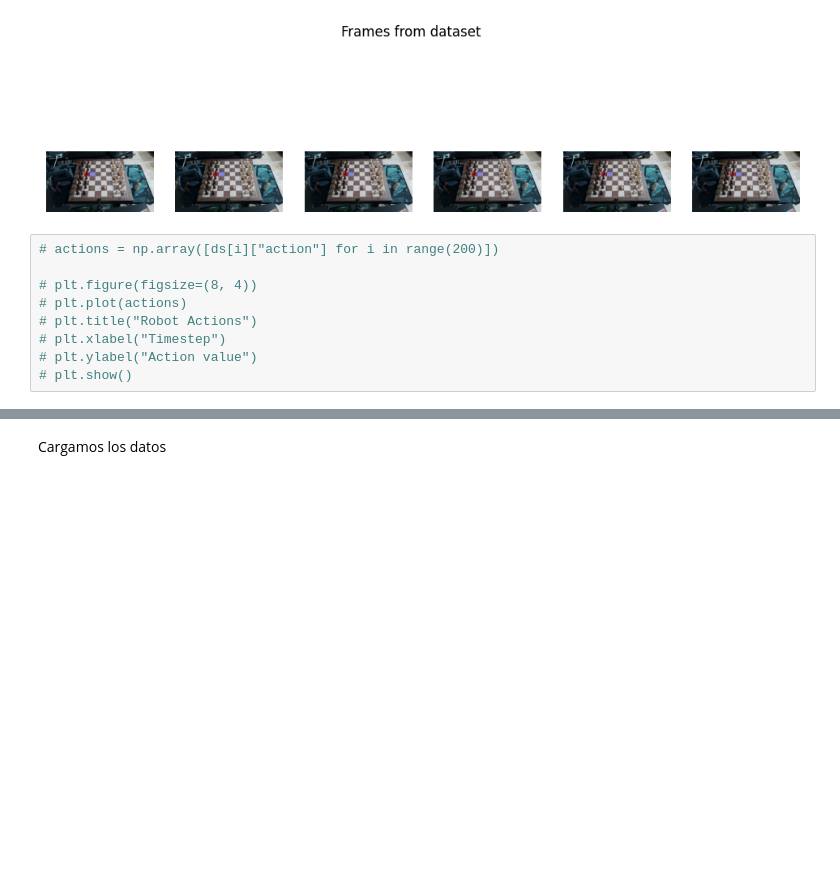
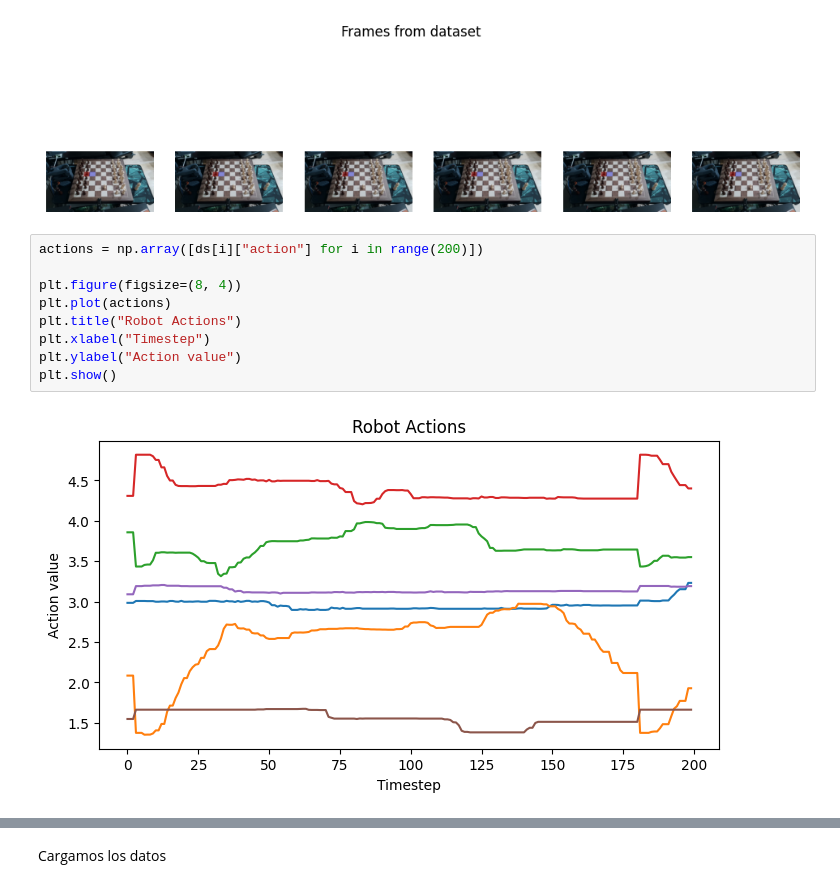
Before and after one commit to contepablod/ML-AI_Bourbaki, a Jupyter notebook: Semana1/VLA.ipynb, the cells around one changed output, grey strips where cells are left out. Drawn from its saved outputs; the diff is of its cells as text; blank space fills up the shorter version.

```diff
--- a/Semana1/VLA.ipynb
+++ b/Semana1/VLA.ipynb
@@ -410,14 +409,16 @@ plt.show()
 # %% [output]
 [figure]
 # %%
-# actions = np.array([ds[i]["action"] for i in range(200)])
+actions = np.array([ds[i]["action"] for i in range(200)])
 
-# plt.figure(figsize=(8, 4))
-# plt.plot(actions)
-# plt.title("Robot Actions")
-# plt.xlabel("Timestep")
-# plt.ylabel("Action value")
-# plt.show()
+plt.figure(figsize=(8, 4))
+plt.plot(actions)
+plt.title("Robot Actions")
+plt.xlabel("Timestep")
+plt.ylabel("Action value")
+plt.show()
+# %% [output]
+[figure, added]
 # %%
 for i in range(50):
     sample = ds[i]
```
Also changed, not shown: parts of 12 cells of this notebook.
